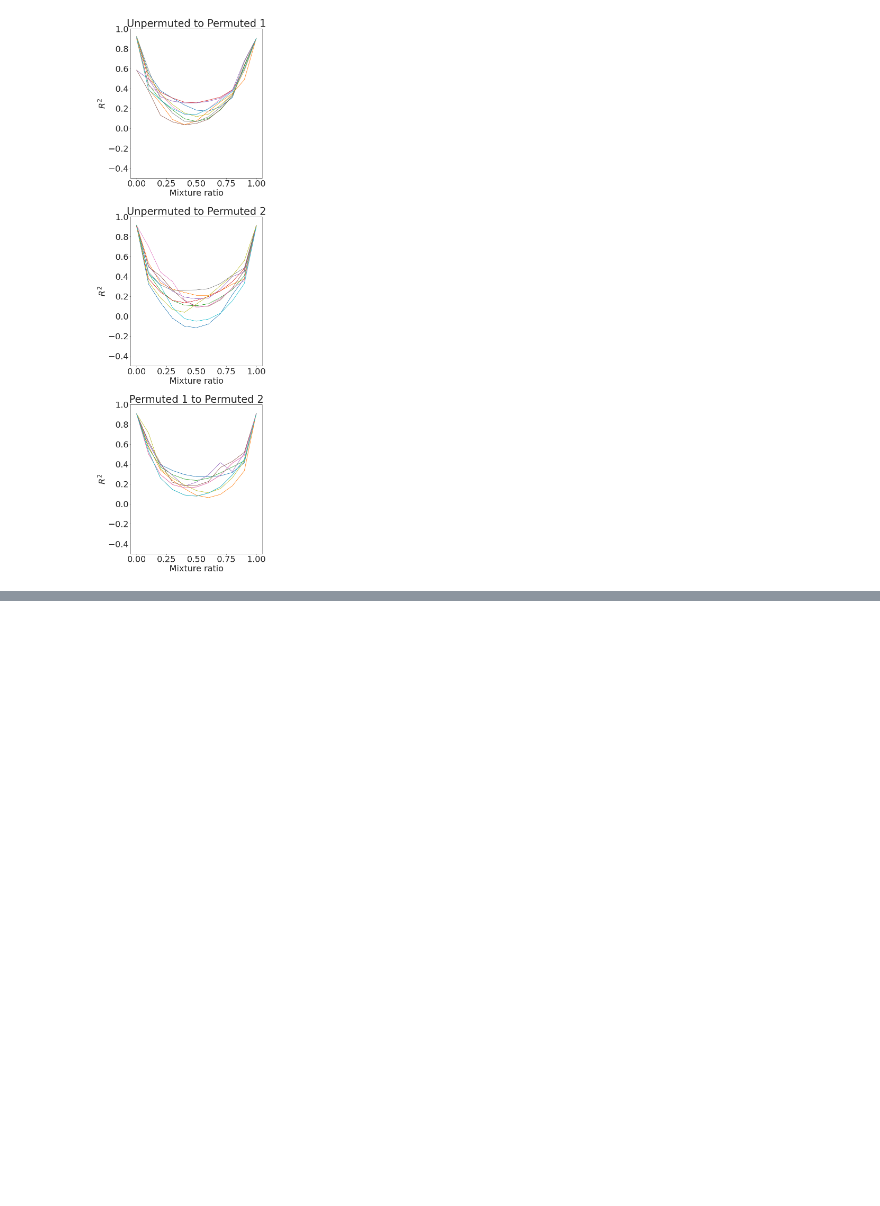
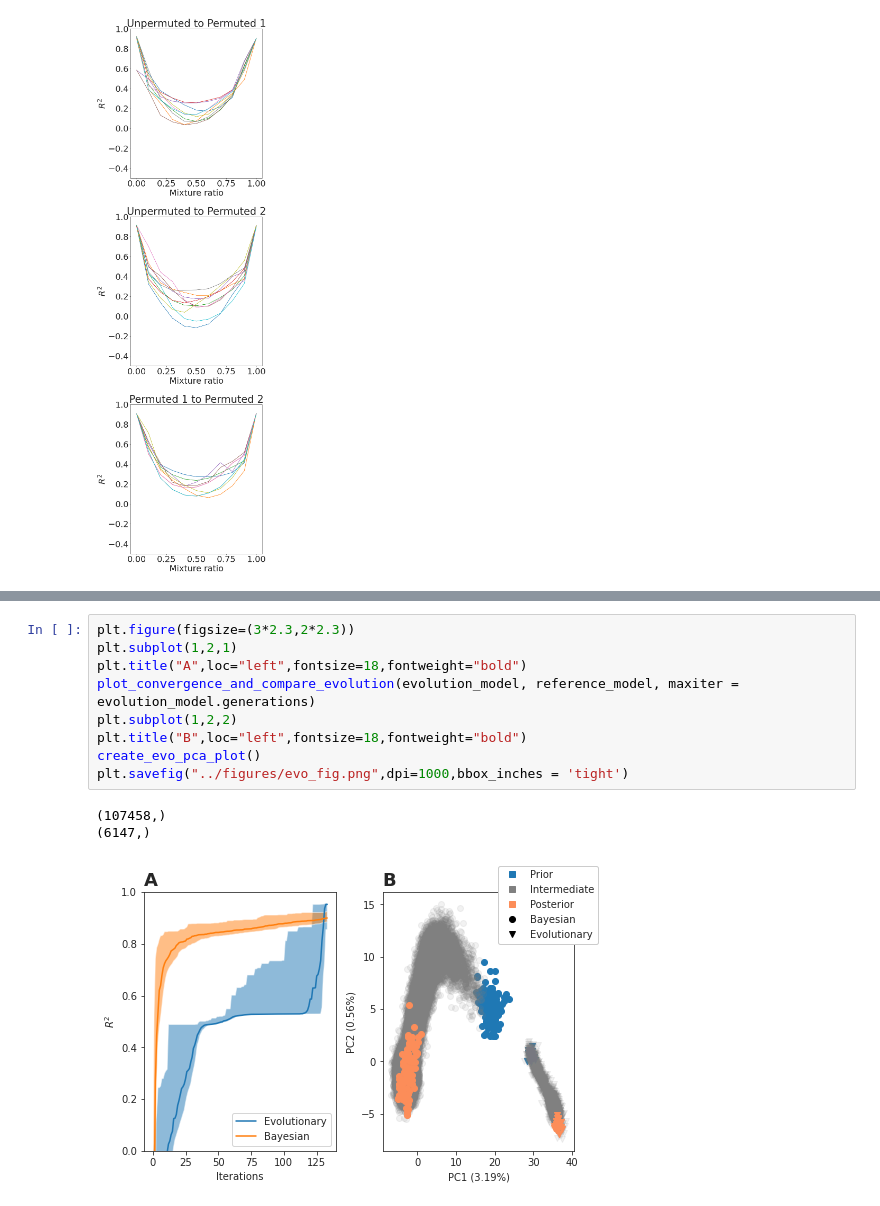
Before and after one commit to vetleser/BayesianGEM, a Jupyter notebook: code/visualization_for_manuscript.ipynb, the cells around one changed output, grey strips where cells are left out. Cells and saved outputs as stored; diff of their text form; blank space fills up the shorter version.

```diff
--- a/code/visualization_for_manuscript.ipynb
+++ b/code/visualization_for_manuscript.ipynb
@@ -675,0 +791,13 @@ plt.show()
+# %%
+plt.figure(figsize=(3*2.3,2*2.3))
+plt.subplot(1,2,1)
+plt.title("A",loc="left",fontsize=18,fontweight="bold")
+plot_convergence_and_compare_evolution(evolution_model, reference_model, maxiter = evolution_model.generations)
+plt.subplot(1,2,2)
+plt.title("B",loc="left",fontsize=18,fontweight="bold")
+create_evo_pca_plot()
+plt.savefig("../figures/evo_fig.png",dpi=1000,bbox_inches = 'tight')
+# %% [output]
+(107458,)
+(6147,)
+[figure, added]
```
Also changed, not shown: parts of 36 cells of this notebook, 1 other file.
